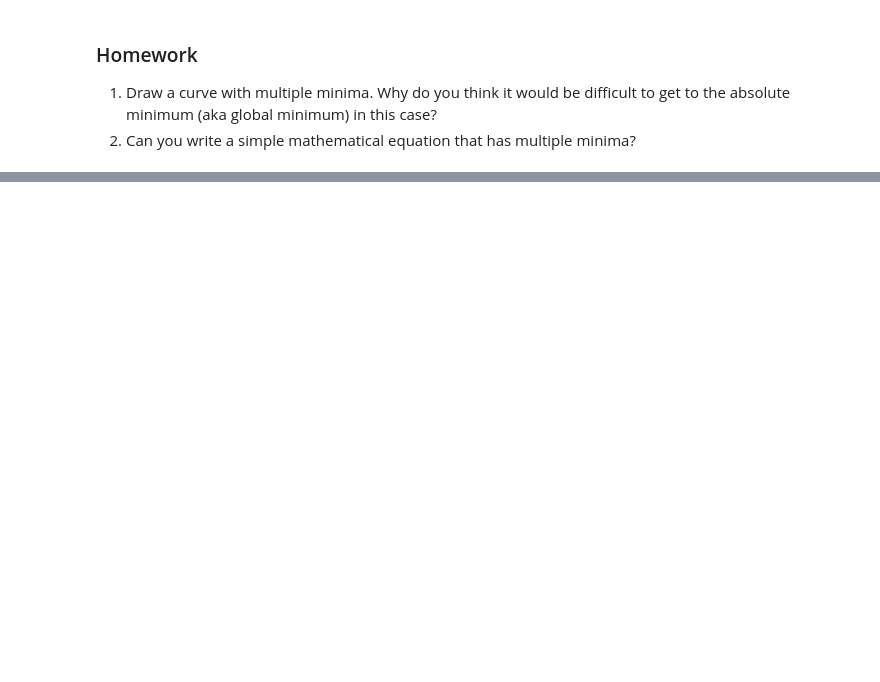
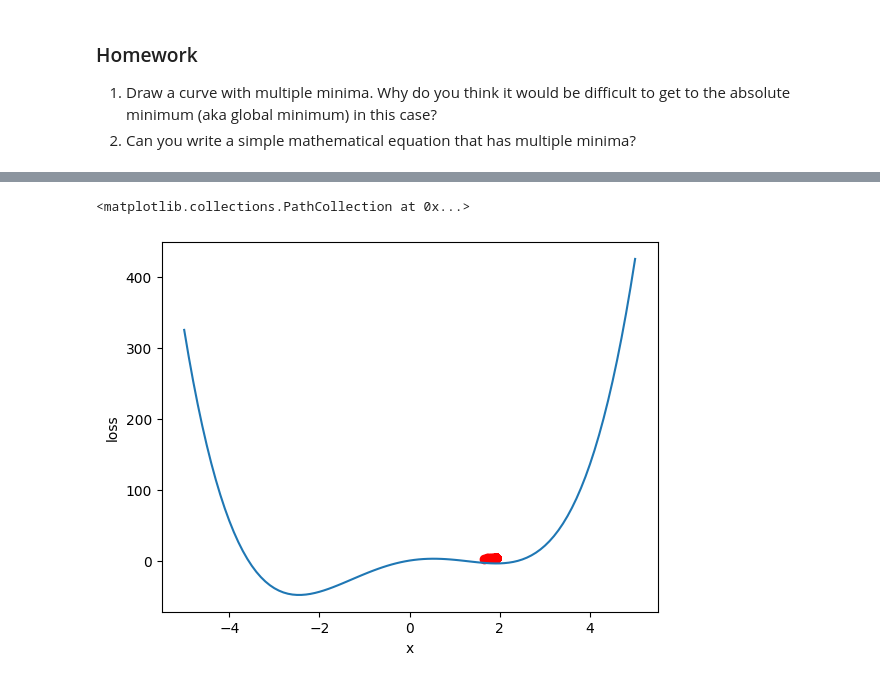
Before and after one commit to sj2609/Introduction-to-Computational-Statistics-and-Statistical-Learning, a Jupyter notebook: CSSL_04_Introduction_to_optimization.ipynb, the cells around one changed output, grey strips where cells are left out. Cells and saved outputs as stored; diff of their text form; code cells hidden in the pictures; blank space fills up the shorter version.

```diff
--- a/CSSL_04_Introduction_to_optimization.ipynb
+++ b/CSSL_04_Introduction_to_optimization.ipynb
@@ -85,0 +132,36 @@ Let us try visualizing the walk
+# %%
+#starting point
+x=4.5
+
+# How big each step is
+alpha=0.1
+
+# Store steps for plotting
+steps2 = []
+step_size = 0.1
+# Create a loop for the repetition step and move downhill in each step
+# you have to tune the learning rate in such a way that is it very small such that slope*learning_rate is small enough that it doesnt go out of numerical rangev
+learning_rate =0.005
+for s in range(10):
+  '''slope = 2*x
+  #x = x -slope* alpha     # to control the movement downward the curve, we use alpha
+  if slope>0:
+    next_x = x - step_size
+    steps.append(next_x)
+    x=next_x
+  elif slope<0:
+    next_x = x + step_size
+    steps.append(next_x)
+    x=next_x
+  else:
+    break
+  steps.append(x)
+  x = next_x'''
+
+  slope = 4*x**3 -20*x +10
+  next_x = x - slope*learning_rate
+  steps2.append(next_x)
+  x = next_x
+  print(slope, next_x)
+
+# factor to control how fast you reach the minima is called the learning rate
@@ -85,0 +179,9 @@ Let us try visualizing the walk
+# %%
+fig,ax = plt.subplots()
+ax.plot(x_value_array2,y_value_array2)
+ax.set_xlabel('x')
+ax.set_ylabel('loss')
+plt.scatter(steps2, loss_func(np.array(steps2)) ,color='red')
+# %% [output]
+<matplotlib.collections.PathCollection at 0x...>
+[figure, added]
```
Also changed, not shown: parts of 6 cells of this notebook.
